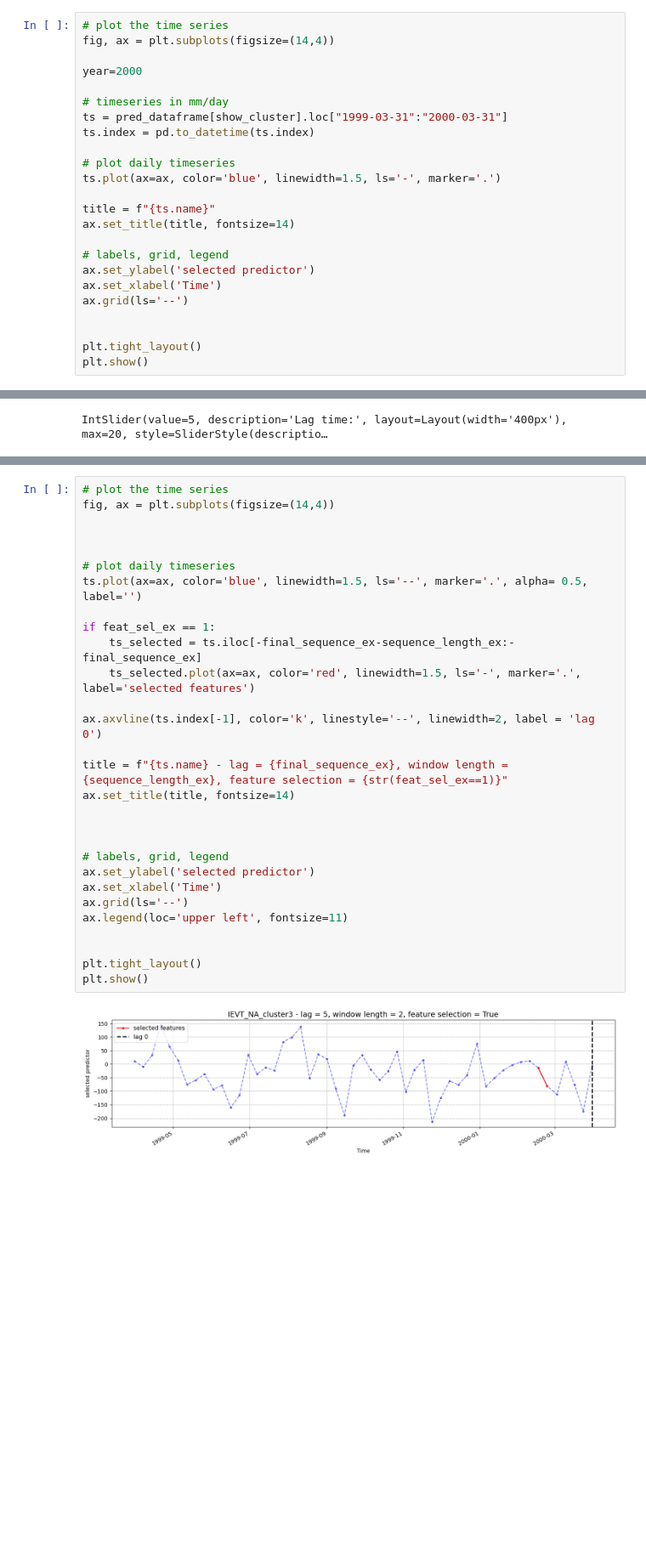
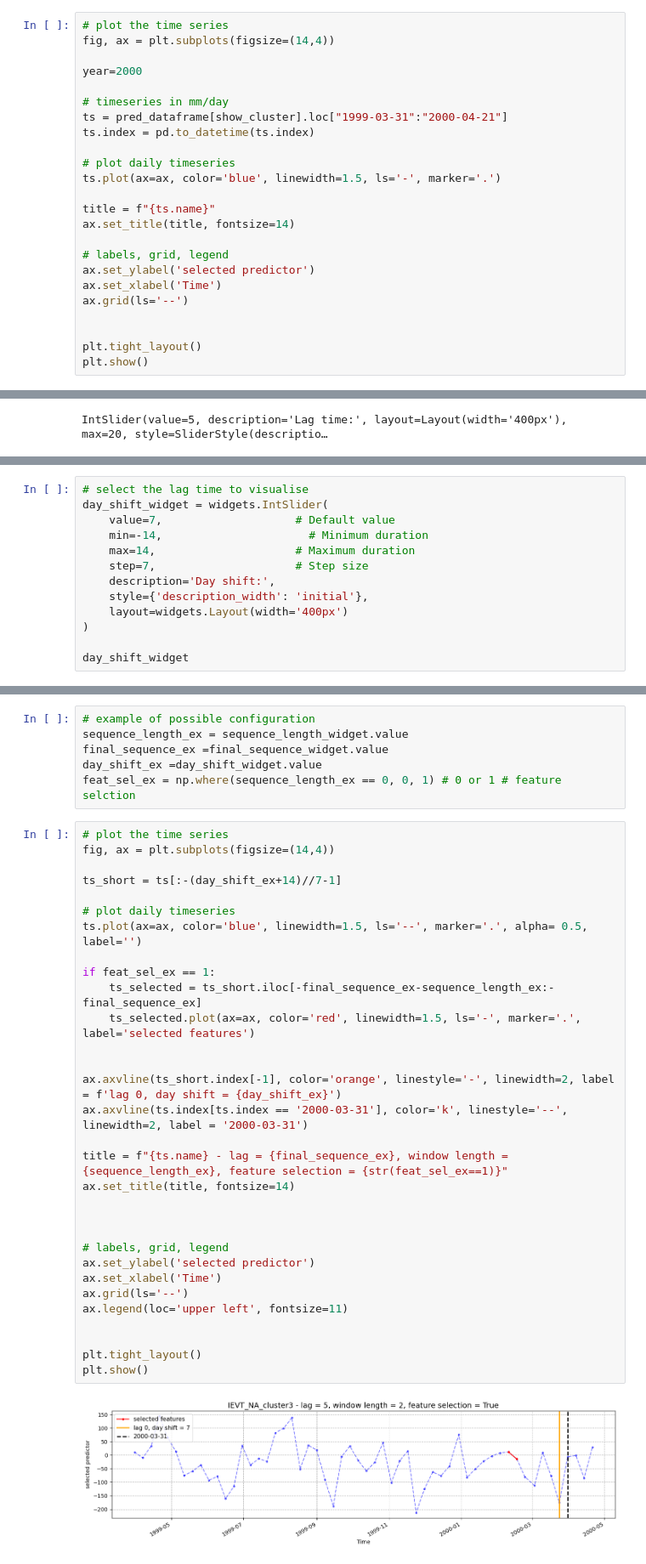
Before and after one commit to eugeniofella/SCEWERO-EPE, a Jupyter notebook: DDEPE-SF_Training/2_EPE-feature-selection_fast.ipynb, the cells around one changed output, grey strips where cells are left out. Shown at 85% size. Drawn from its saved outputs; the diff is of its cells as text; blank space fills up the shorter version.

```diff
--- a/DDEPE-SF_Training/2_EPE-feature-selection_fast.ipynb
+++ b/DDEPE-SF_Training/2_EPE-feature-selection_fast.ipynb
@@ -119,7 +119,7 @@ fig, ax = plt.subplots(figsize=(14,4))
 year=2000
 
 # timeseries in mm/day
-ts = pred_dataframe[show_cluster].loc["1999-03-31":"2000-03-31"]
+ts = pred_dataframe[show_cluster].loc["1999-03-31":"2000-04-21"]
 ts.index = pd.to_datetime(ts.index)
 
 # plot daily timeseries
@@ -175,0 +171,13 @@ feat_sel_ex = np.where(sequence_length_ex == 0, 0, 1) # 0 or 1 # feature selctio
+# %%
+# select the lag time to visualise
+day_shift_widget = widgets.IntSlider(
+    value=7,                    # Default value
+    min=-14,                      # Minimum duration
+    max=14,                     # Maximum duration
+    step=7,                     # Step size
+    description='Day shift:',
+    style={'description_width': 'initial'},
+    layout=widgets.Layout(width='400px')
+)
+
+day_shift_widget
@@ -176,34 +186,42 @@ feat_sel_ex = np.where(sequence_length_ex == 0, 0, 1) # 0 or 1 # feature selctio
+# %%
+# example of possible configuration
+sequence_length_ex = sequence_length_widget.value
+final_sequence_ex =final_sequence_widget.value
+day_shift_ex =day_shift_widget.value
+feat_sel_ex = np.where(sequence_length_ex == 0, 0, 1) # 0 or 1 # feature selction
 # %%
 # plot the time series
 fig, ax = plt.subplots(figsize=(14,4))
 
-
+ts_short = ts[:-(day_shift_ex+14)//7-1]
 
 # plot daily timeseries
 ts.plot(ax=ax, color='blue', linewidth=1.5, ls='--', marker='.', alpha= 0.5, label='')
 
 if feat_sel_ex == 1:
-    ts_selected = ts.iloc[-final_sequence_ex-sequence_length_ex:-final_sequence_ex]
+    ts_selected = ts_short.iloc[-final_sequence_ex-sequence_length_ex:-final_sequence_ex]
     ts_selected.plot(ax=ax, color='red', linewidth=1.5, ls='-', marker='.', label='selected features')
 
-ax.axvline(ts.index[-1], color='k', linestyle='--', linewidth=2, label = 'lag 0')
+
+ax.axvline(ts_short.index[-1], color='orange', linestyle='-', linewidth=2, label = f'lag 0, day shift = {day_shift_ex}')
+ax.axvline(ts.index[ts.index == '2000-03-31'], color='k', linestyle='--', linewidth=2, label = '2000-03-31')
 
 title = f"{ts.name} - lag = {final_sequence_ex}, window length = {sequence_length_ex}, feature selection = {str(feat_sel_ex==1)}"
 ax.set_title(title, fontsize=14)
 
 
 
 # labels, grid, legend
 ax.set_ylabel('selected predictor')
 ax.set_xlabel('Time')
 ax.grid(ls='--')
 ax.legend(loc='upper left', fontsize=11)
 
 
 plt.tight_layout()
 plt.show()
 # %% [output]
-[figure, old version]
+[figure, new version]
 # %% [markdown]
 # Step-3 - Open Target Dataset
 
```
Also changed, not shown: parts of 3 cells of this notebook.
